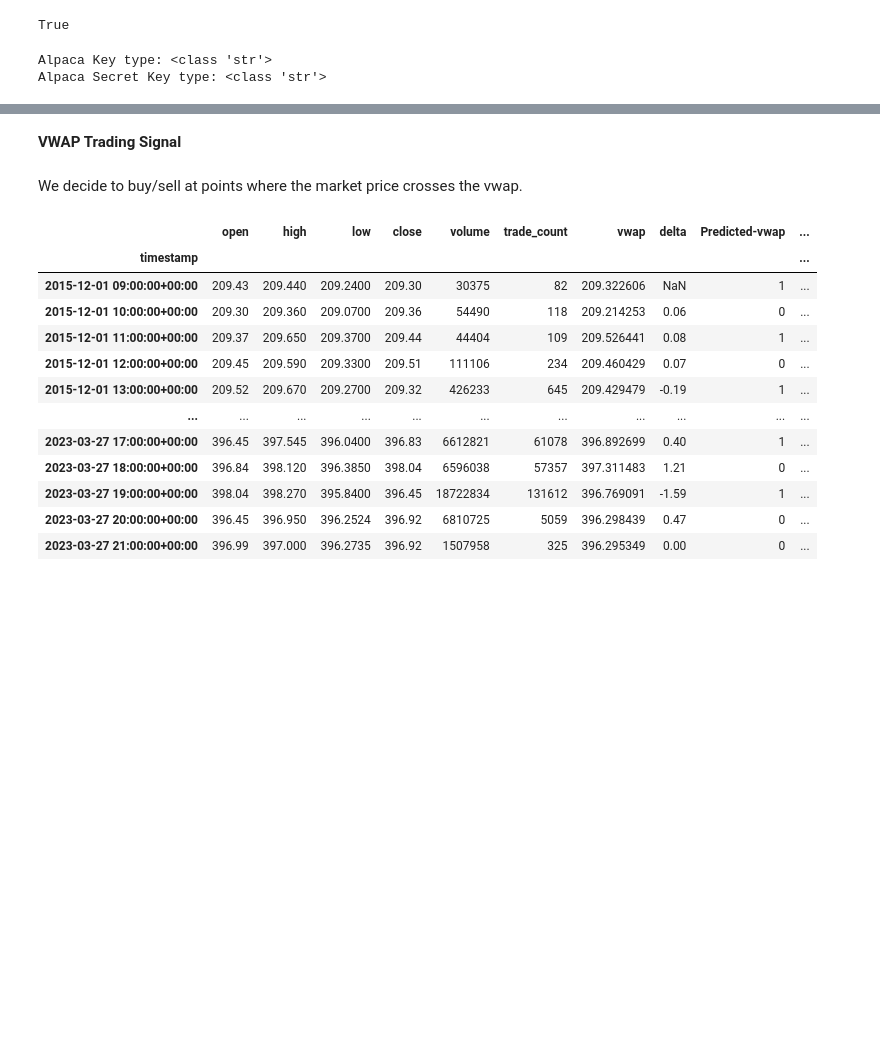
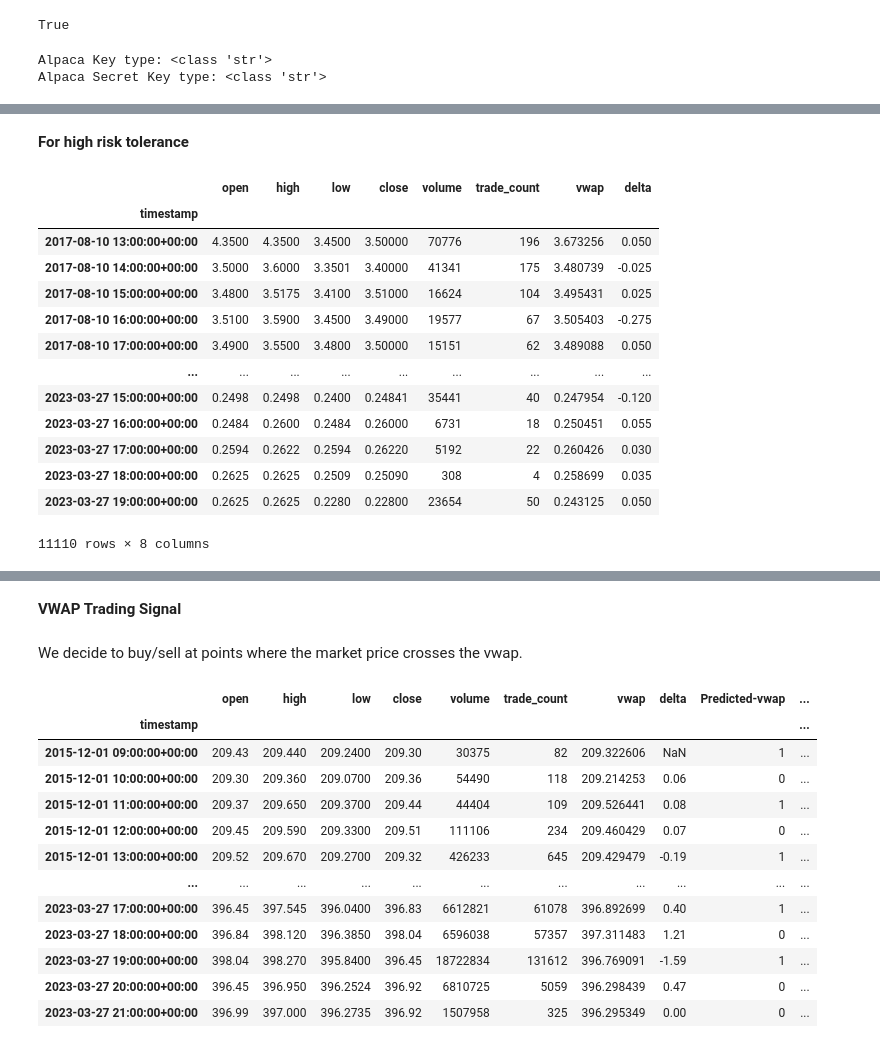
Before and after one commit to v-puppala/Neural-Network-based-Algotrader, a Jupyter notebook: Vishal-Algotrading/Vishal-Algotrading.ipynb, the cells around one changed output, grey strips where cells are left out. Drawn from its saved outputs; the diff is of its cells as text; code cells hidden in the pictures; blank space fills up the shorter version.

Commit message:
more dataframes for medium and high risks

```diff
--- a/Vishal-Algotrading/Vishal-Algotrading.ipynb
+++ b/Vishal-Algotrading/Vishal-Algotrading.ipynb
@@ -32,0 +51,24 @@ historical_data['delta']=historical_data['close'].diff()
+# %% [markdown]
+**For high risk tolerance**
+# %%
+symbol='EAST'
+timeframe = '1H'
+start_date = pd.Timestamp("2013-01-01", tz="America/New_York").isoformat()
+east_data= alpaca.get_bars(symbol, timeframe, start=start_date).df
+east_data['delta']=historical_data['close'].diff()
+east_data
+# %% [output]
+|  | open | high | low | close | volume | trade_count | vwap | delta |
+| timestamp |  |  |  |  |  |  |  |  |
+| 2017-08-10 13:00:00+00:00 | 4.3500 | 4.3500 | 3.4500 | 3.50000 | 70776 | 196 | 3.673256 | 0.050 |
+| 2017-08-10 14:00:00+00:00 | 3.5000 | 3.6000 | 3.3501 | 3.40000 | 41341 | 175 | 3.480739 | -0.025 |
+| 2017-08-10 15:00:00+00:00 | 3.4800 | 3.5175 | 3.4100 | 3.51000 | 16624 | 104 | 3.495431 | 0.025 |
+| 2017-08-10 16:00:00+00:00 | 3.5100 | 3.5900 | 3.4500 | 3.49000 | 19577 | 67 | 3.505403 | -0.275 |
+| 2017-08-10 17:00:00+00:00 | 3.4900 | 3.5500 | 3.4800 | 3.50000 | 15151 | 62 | 3.489088 | 0.050 |
+| ... | ... | ... | ... | ... | ... | ... | ... | ... |
+| 2023-03-27 15:00:00+00:00 | 0.2498 | 0.2498 | 0.2400 | 0.24841 | 35441 | 40 | 0.247954 | -0.120 |
+| 2023-03-27 16:00:00+00:00 | 0.2484 | 0.2600 | 0.2484 | 0.26000 | 6731 | 18 | 0.250451 | 0.055 |
+| 2023-03-27 17:00:00+00:00 | 0.2594 | 0.2622 | 0.2594 | 0.26220 | 5192 | 22 | 0.260426 | 0.030 |
+| 2023-03-27 18:00:00+00:00 | 0.2625 | 0.2625 | 0.2509 | 0.25090 | 308 | 4 | 0.258699 | 0.035 |
+| 2023-03-27 19:00:00+00:00 | 0.2625 | 0.2625 | 0.2280 | 0.22800 | 23654 | 50 | 0.243125 | 0.050 |
+11110 rows × 8 columns
```
Also changed, not shown: parts of 10 cells of this notebook.
